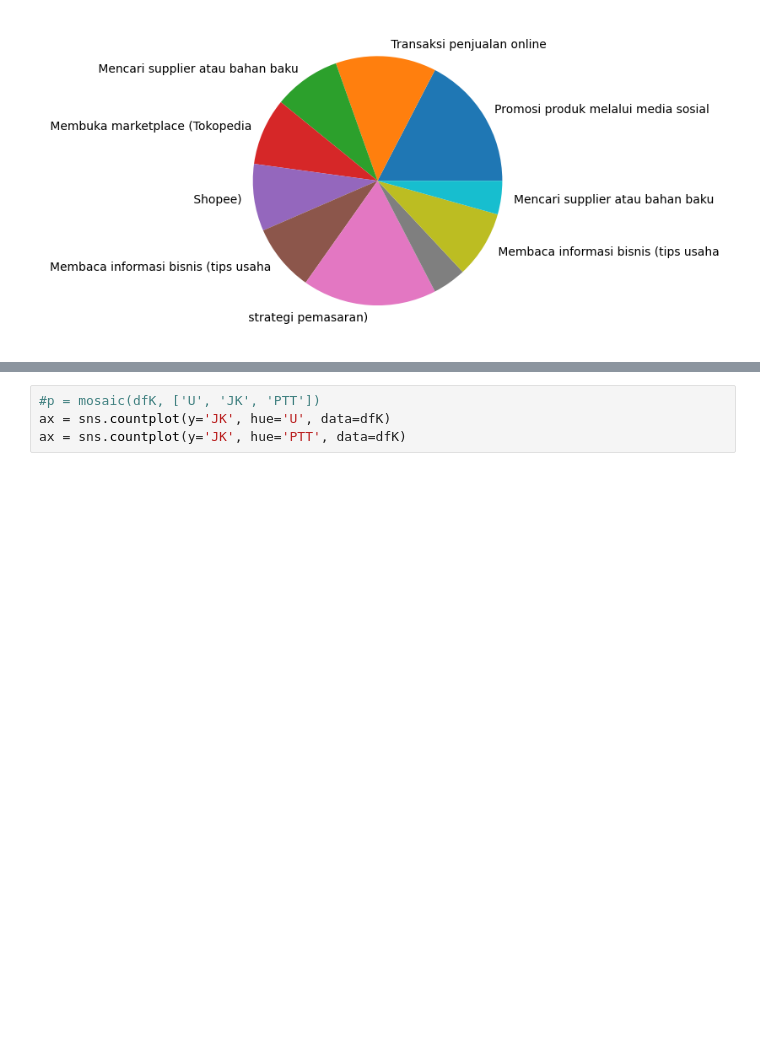
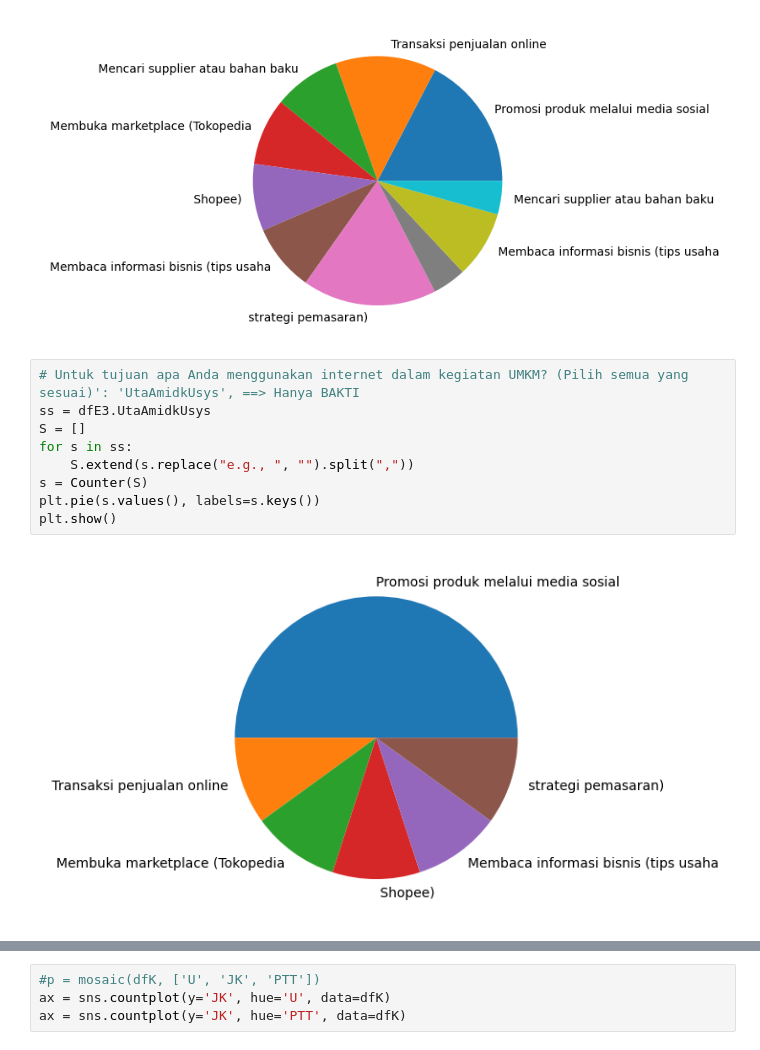
Before and after one commit to taudataanalytics/bakti2024, a Jupyter notebook: Bakti-2024.ipynb, the cells around one changed output, grey strips where cells are left out. Saved outputs shown, nothing was run; the diff lists cells and outputs as text; blank space fills up the shorter version.

```diff
--- a/Bakti-2024.ipynb
+++ b/Bakti-2024.ipynb
@@ -237,3 +252,14 @@ plt.pie(s.values(), labels=s.keys())
 plt.show()
 # %% [output]
 [figure]
+# %%
+# Untuk tujuan apa Anda menggunakan internet dalam kegiatan UMKM? (Pilih semua yang sesuai)': 'UtaAmidkUsys', ==> Hanya BAKTI
+ss = dfE3.UtaAmidkUsys
+S = []
+for s in ss:
+    S.extend(s.replace("e.g., ", "").split(","))
+s = Counter(S)
+plt.pie(s.values(), labels=s.keys())
+plt.show()
+# %% [output]
+[figure, added]
```
Also changed, not shown: parts of 11 cells of this notebook.
